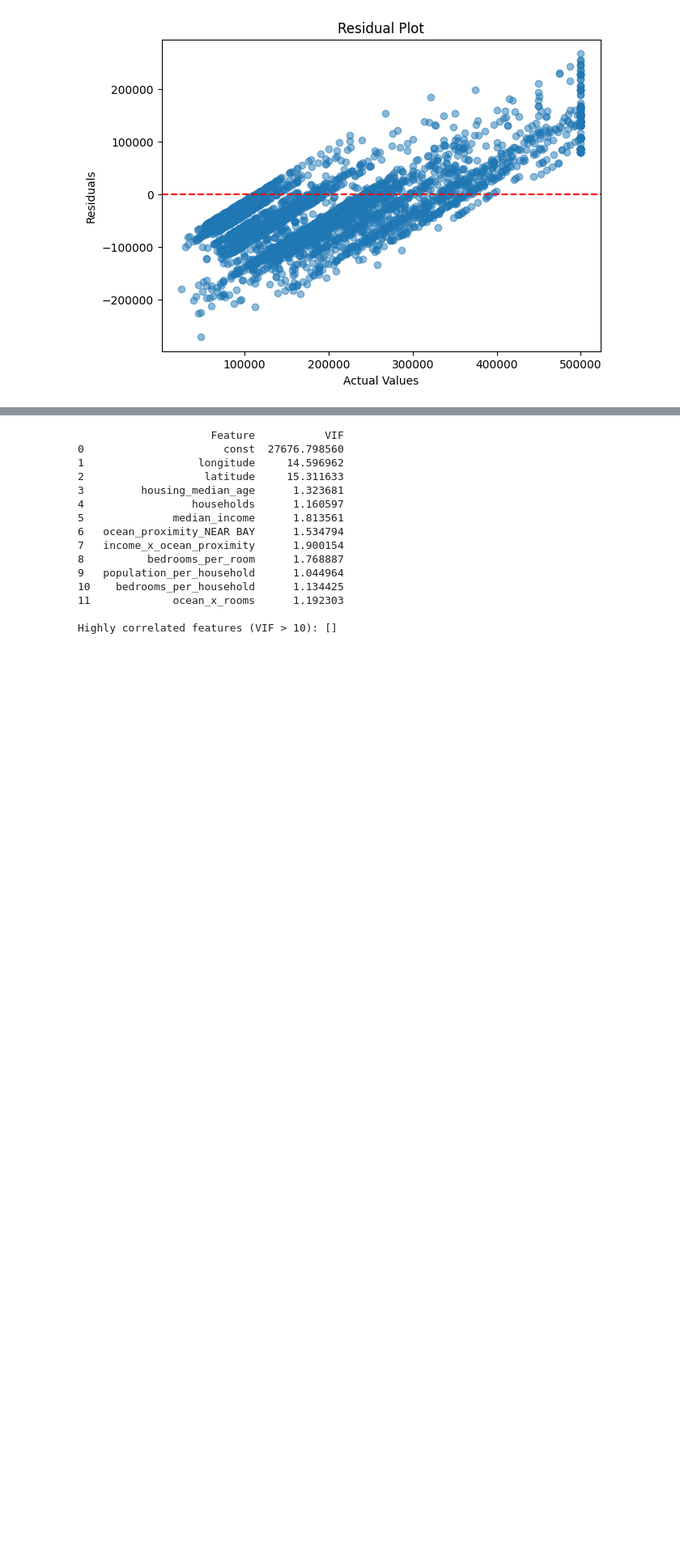
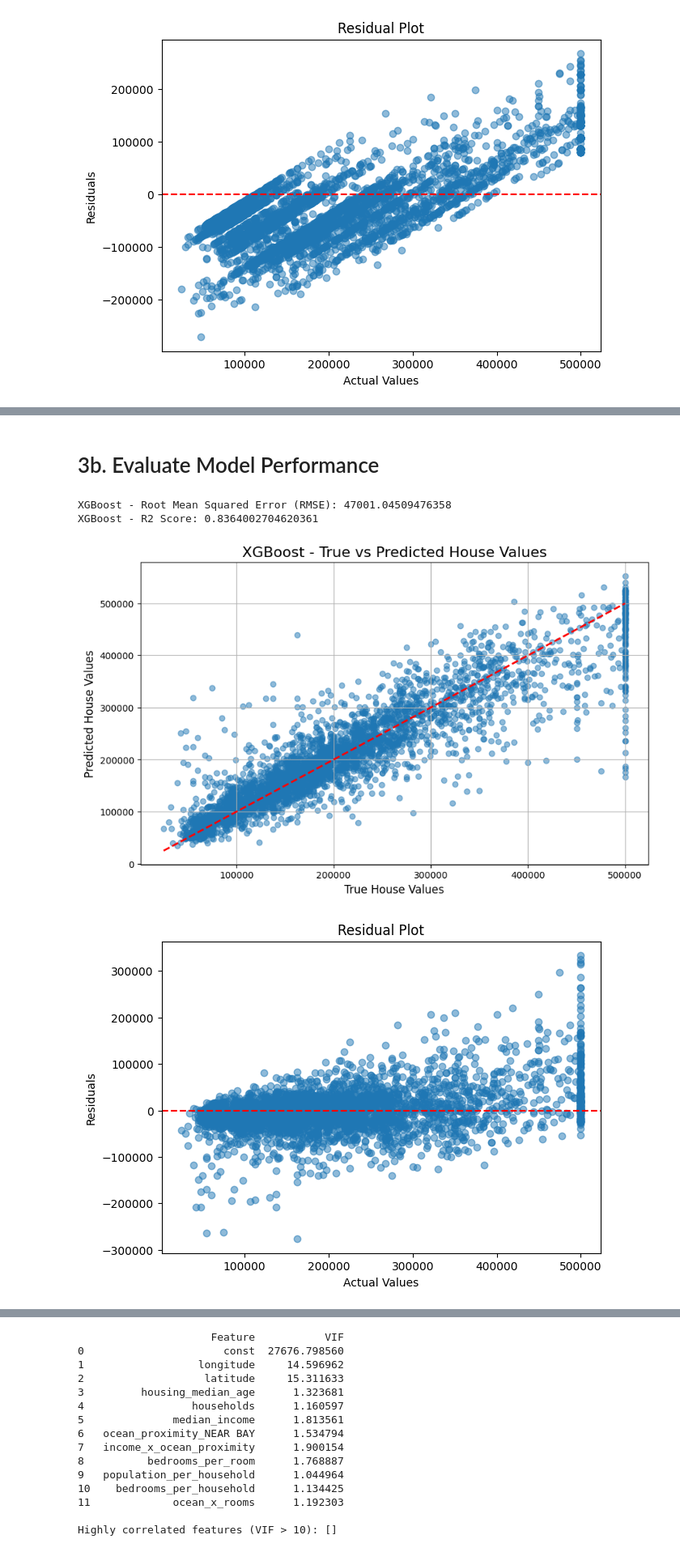
Before and after one commit to ksailesh/housing_price_project, a Jupyter notebook: Decision_Trees.ipynb, the cells around one changed output, grey strips where cells are left out. Shown at 81% size. Cells and saved outputs as stored; diff of their text form; code cells hidden in the pictures; blank space fills up the shorter version.

Commit message:
Added XGBoost Model

```diff
--- a/Decision_Trees.ipynb
+++ b/Decision_Trees.ipynb
@@ -175,0 +178,11 @@ AdaBoost - R2 Score: 0.5525516701882256
+# %%
+!pip install xgboost
+
+import xgboost as xgb
+
+# Initialize and train the XGBoostRegressor model
+xgb_model = xgb.XGBRegressor(objective='reg:squarederror', random_state=42) # You can adjust hyperparameters
+xgb_model.fit(X_train, y_train)
+
+# Make predictions on the test set
+y_pred_xgb = xgb_model.predict(X_test)
@@ -176 +194,36 @@ AdaBoost - R2 Score: 0.5525516701882256
+# %% [markdown]
+# 3b. Evaluate Model Performance
+# %%
+# Evaluate the model
+mse_xgb = mean_squared_error(y_test, y_pred_xgb)
+rmse_xgb = np.sqrt(mse_xgb)
+r2_xgb = r2_score(y_test, y_pred_xgb)
+
+print(f"XGBoost - Root Mean Squared Error (RMSE): {rmse_xgb}")
+print(f"XGBoost - R2 Score: {r2_xgb}")
+
+# Scatter Plot for XGBoost
+plt.figure(figsize=(10, 6))
+plt.scatter(y_test, y_pred_xgb, alpha=0.5)
+plt.title("XGBoost - True vs Predicted House Values", fontsize=16)
+plt.xlabel("True House Values", fontsize=12)
+plt.ylabel("Predicted House Values", fontsize=12)
+plt.plot([y_test.min(), y_test.max()], [y_test.min(), y_test.max()], color="red", linestyle="--", lw=2)
+plt.grid(True)
+plt.show()
+
+# Residual Plot
+residuals = y_test - y_pred_xgb
+plt.figure(figsize=(7, 5))
+plt.scatter(y_test, residuals, alpha=0.5)
+plt.axhline(y=0, color='red', linestyle='dashed')
+plt.xlabel("Actual Values")
+plt.ylabel("Residuals")
+plt.title("Residual Plot")
+plt.show()
+# %% [output]
+XGBoost - Root Mean Squared Error (RMSE): 47001.04509476358
+XGBoost - R2 Score: 0.8364002704620361
+[figure, added]
+[figure, added]
 # %% [markdown]
```
Also changed, not shown: parts of 10 cells of this notebook.
